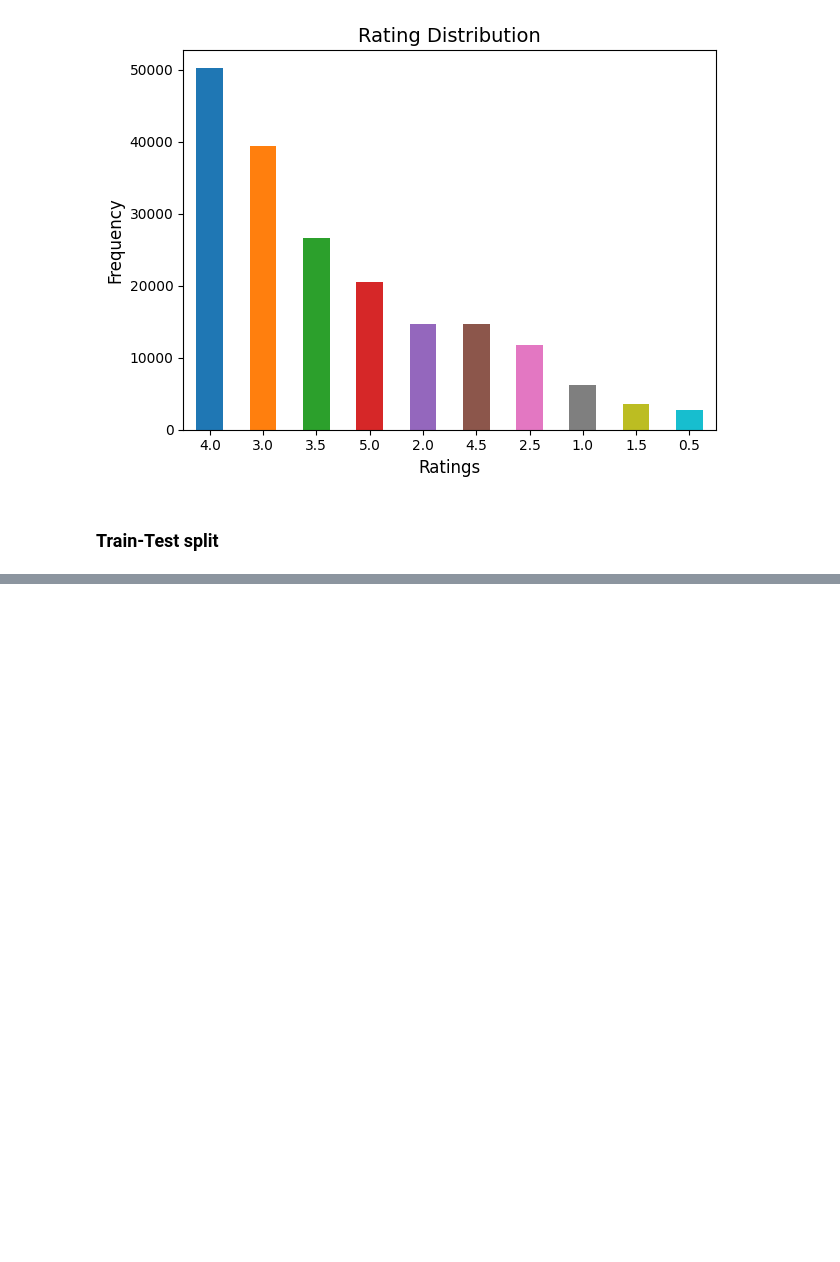
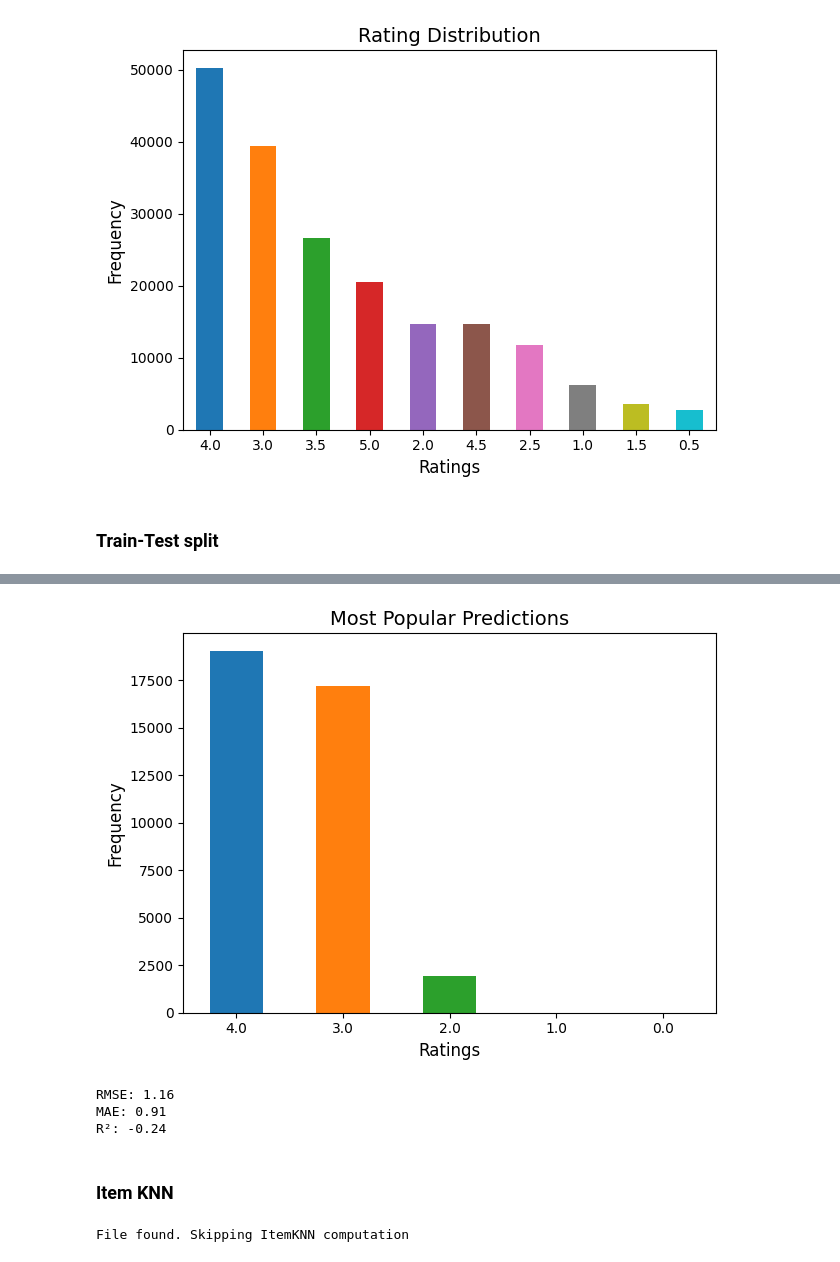
Before and after one commit to bm-coelho/alglin-trab, a Jupyter notebook: demo.ipynb, the cells around one changed output, grey strips where cells are left out. Saved outputs shown, nothing was run; the diff lists cells and outputs as text; code cells hidden in the pictures; blank space fills up the shorter version.

```diff
--- a/demo.ipynb
+++ b/demo.ipynb
@@ -148,5 +216,5 @@ ratings_df.head()
 # %%
-def plot_rating_distribution(ratings, column_name = 'rating'):
+def plot_rating_distribution(ratings, column_name = 'rating', title='Rating Distribution'):
     """ Plots the distribution of ratings in a specified column. """
 
     # Calculate value counts
@@ -156,7 +224,7 @@ def plot_rating_distribution(ratings, column_name = 'rating'):
     value_counts.plot(kind='bar', color=plt.cm.tab10.colors[:len(value_counts)])
 
     # Add title and axis labels
-    plt.title('Rating Distribution', fontsize=14)
+    plt.title(title, fontsize=14)
     plt.xlabel('Ratings', fontsize=12)
     plt.ylabel('Frequency', fontsize=12)
 
@@ -173,3 +241,14 @@ plot_rating_distribution(ratings_df)
 [figure]
 # %% [markdown]
 ### Train-Test split
+# %%
+os.makedirs('cache', exist_ok=True)
+cache_path = Path('cache')
+
+train, test = train_test_split(ratings_df, test_size=.2, random_state=2)
+
+train_file = cache_path / 'train.csv'
+test_file = cache_path / 'test.csv'
+
+train.to_csv(train_file, index=False, header=False, sep='\t')
+test.to_csv(test_file, index=False, header=False, sep='\t')
@@ -175,0 +257,7 @@ plot_rating_distribution(ratings_df)
+# %%
+mp_pred_file = cache_path / 'out_mp_pred.csv'
+
+if mp_pred_file.exists():
+    print("File found. Skipping Most Popular computation")
+else:
+    MostPopular(train_file, test_file, mp_pred_file).compute()
@@ -175,0 +266,5 @@ plot_rating_distribution(ratings_df)
+# %%
+mp_pred_df = pd.read_csv(mp_pred_file, sep='\t', names=['userId', 'movieId', 'rating'])
+mp_pred_df['rounded_rating'] = mp_pred_df['rating'].round()
+
+mp_pred_df.head()
@@ -175,0 +278,21 @@ plot_rating_distribution(ratings_df)
+# %%
+plot_rating_distribution(mp_pred_df, column_name='rounded_rating', title='Most Popular Predictions')
+# %% [output]
+[figure, added]
+# %%
+mp_evaluation = evaluate_predictions(mp_pred_df['rating'], test['rating'])
+# %% [output]
+RMSE: 1.16
+MAE: 0.91
+R²: -0.24
+# %% [markdown]
+### Item KNN
+# %%
+itemknn_pred_file = cache_path / 'out_itemknn_pred.csv'
+
+if itemknn_pred_file.exists():
+    print("File found. Skipping ItemKNN computation")
+else:
+    ItemKNN(train_file, test_file, itemknn_pred_file).compute()
+# %% [output]
+File found. Skipping ItemKNN computation
```
Also changed, not shown: parts of 17 cells of this notebook, 8 other files.
